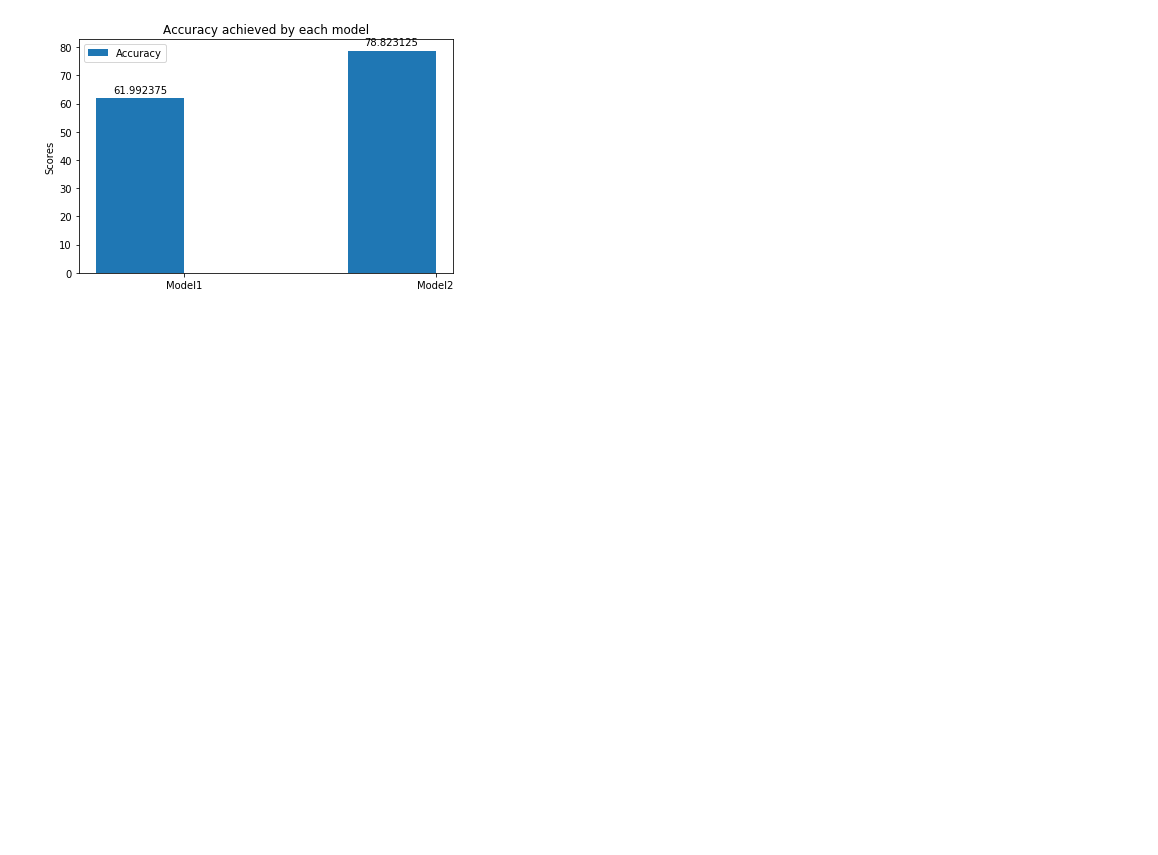
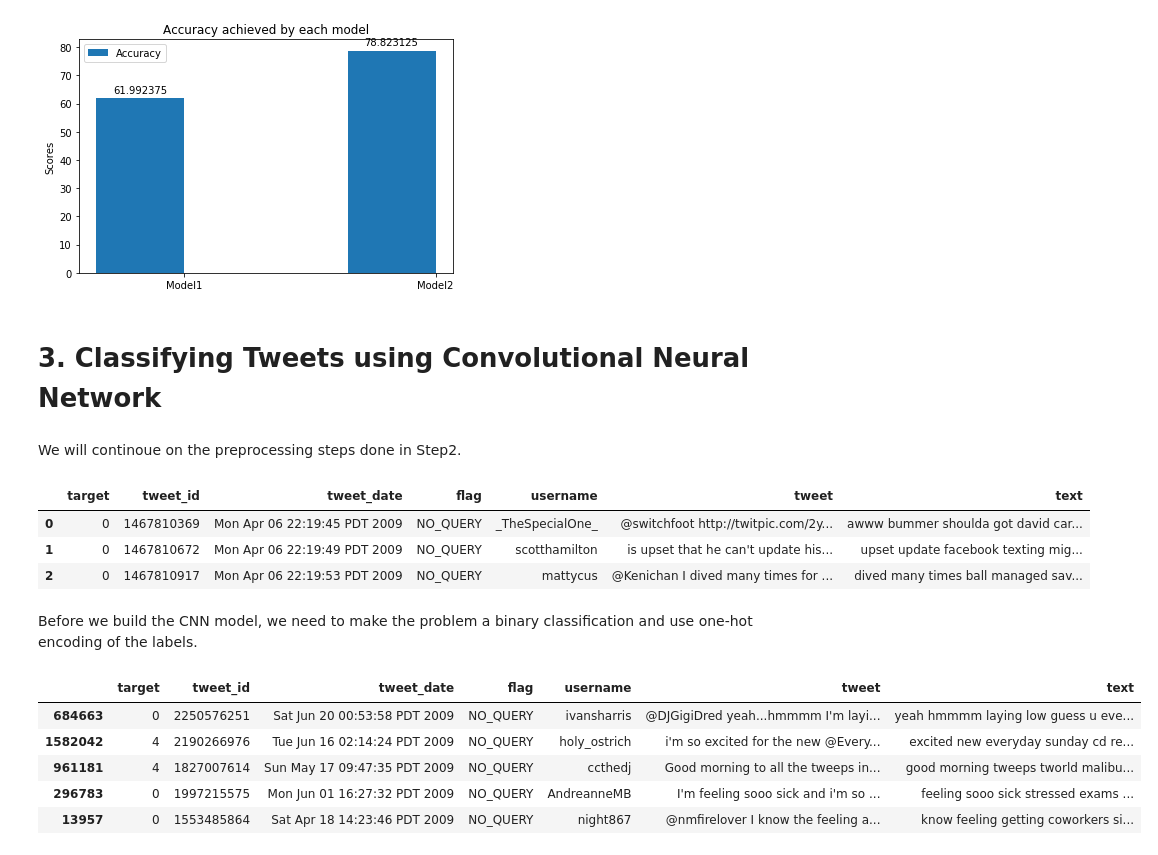
Before and after one commit to malhamid/SentimentAnalysis, a Jupyter notebook: TweetSentimentAnalysis.ipynb, the cells around one changed output. Saved outputs shown, nothing was run; the diff lists cells and outputs as text; code cells hidden in the pictures; blank space fills up the shorter version.

```diff
--- a/TweetSentimentAnalysis.ipynb
+++ b/TweetSentimentAnalysis.ipynb
@@ -624,3 +626,7 @@ def plot_models_performance(labels, accuracies):
 plot_models_performance(['Model1', 'Model2'], [correct, acc_model2 * 100])
 # %% [output]
 [figure]
+# %% [markdown]
+# 3. Classifying Tweets using Convolutional Neural Network
+# %% [markdown]
+We will continoue on the preprocessing steps done in Step2.
@@ -626,0 +636,18 @@ plot_models_performance(['Model1', 'Model2'], [correct, acc_model2 * 100])
+# %%
+data.head(3)
+# %% [output]
+|  | target | tweet_id | tweet_date | flag | username | tweet | text |
+| 0 | 0 | 1467810369 | Mon Apr 06 22:19:45 PDT 2009 | NO_QUERY | _TheSpecialOne_ | @switchfoot http://twitpic.com/2y... | awww bummer shoulda got david car... |
+| 1 | 0 | 1467810672 | Mon Apr 06 22:19:49 PDT 2009 | NO_QUERY | scotthamilton | is upset that he can't update his... | upset update facebook texting mig... |
+| 2 | 0 | 1467810917 | Mon Apr 06 22:19:53 PDT 2009 | NO_QUERY | mattycus | @Kenichan I dived many times for ... | dived many times ball managed sav... |
+# %% [markdown]
+Before we build the CNN model, we need to make the problem a binary classification and use one-hot encoding of the labels.
+# %%
+train_df.head(5)
+# %% [output]
+|  | target | tweet_id | tweet_date | flag | username | tweet | text |
+| 684663 | 0 | 2250576251 | Sat Jun 20 00:53:58 PDT 2009 | NO_QUERY | ivansharris | @DJGigiDred yeah...hmmmm I'm layi... | yeah hmmmm laying low guess u eve... |
+| 1582042 | 4 | 2190266976 | Tue Jun 16 02:14:24 PDT 2009 | NO_QUERY | holy_ostrich | i'm so excited for the new @Every... | excited new everyday sunday cd re... |
+| 961181 | 4 | 1827007614 | Sun May 17 09:47:35 PDT 2009 | NO_QUERY | ccthedj | Good morning to all the tweeps in... | good morning tweeps tworld malibu... |
+| 296783 | 0 | 1997215575 | Mon Jun 01 16:27:32 PDT 2009 | NO_QUERY | AndreanneMB | I'm feeling sooo sick and i'm so ... | feeling sooo sick stressed exams ... |
+| 13957 | 0 | 1553485864 | Sat Apr 18 14:23:46 PDT 2009 | NO_QUERY | night867 | @nmfirelover I know the feeling a... | know feeling getting coworkers si... |
```
Also changed, not shown: parts of 21 cells of this notebook.
